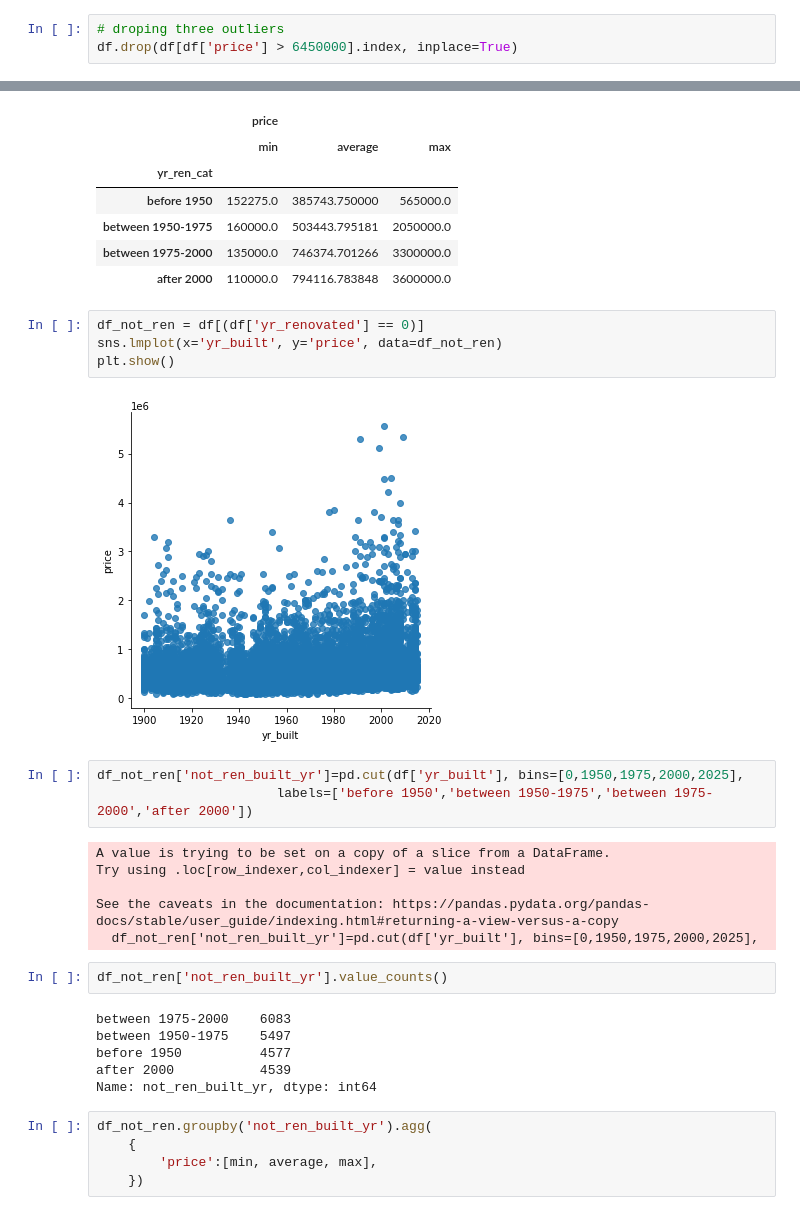
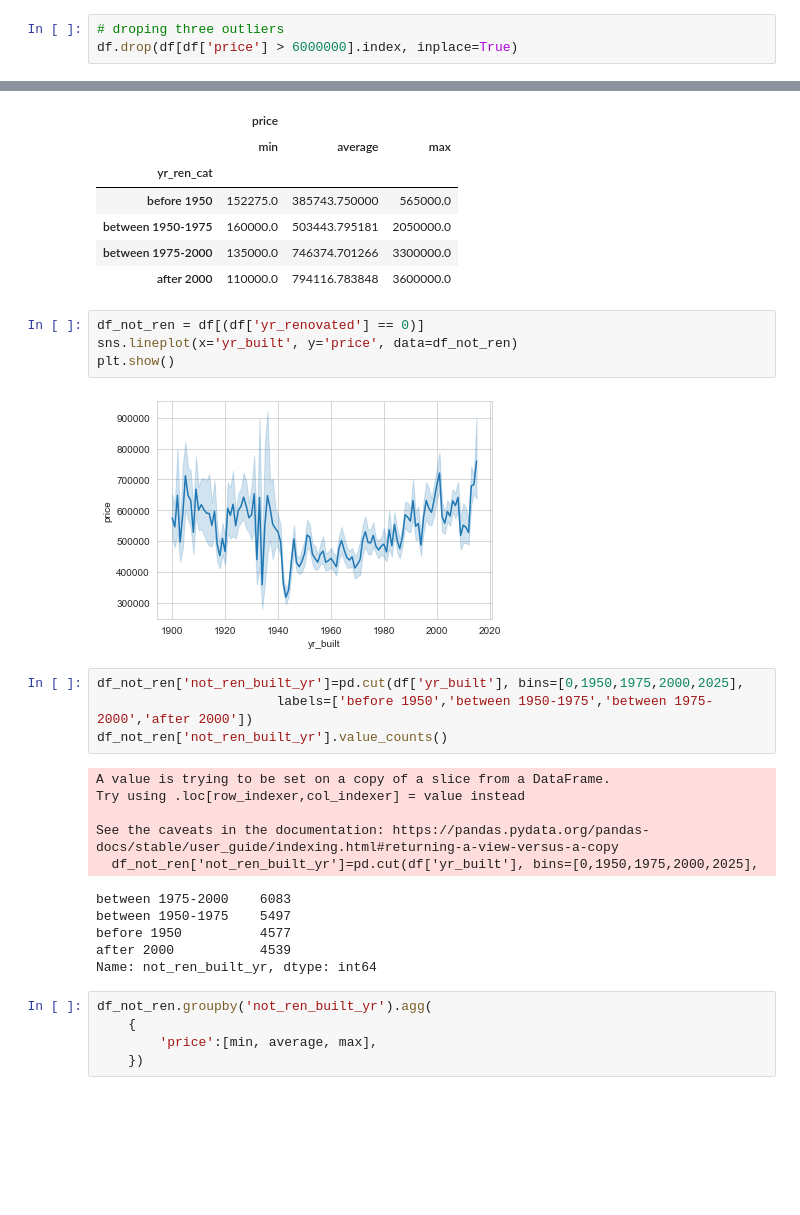
Before and after one commit to AleksanderWernik/House-sales-in-Kings-Country-WA, a Jupyter notebook: Housesales.ipynb, the cells around one changed output, grey strips where cells are left out. Saved outputs shown, nothing was run; the diff lists cells and outputs as text; blank space fills up the shorter version.

```diff
--- a/Housesales.ipynb
+++ b/Housesales.ipynb
@@ -82,6 +83,6 @@ df[df['price']>6450000] #list of rows with prices >75percentile
 | 9254 | 20140919T000000 | 6885000.0 | 6 | 7.75 | 9890 | 31374 | 2.0 | 0 | 4 | 3 | ... |
 # %%
 # droping three outliers
-df.drop(df[df['price'] > 6450000].index, inplace=True)
+df.drop(df[df['price'] > 6000000].index, inplace=True)
 # %%
 sns.countplot(x='date', data=df)
@@ -502,27 +406,25 @@ df_ren.groupby('yr_ren_cat').agg(
 | after 2000 | 110000.0 | 794116.783848 | 3600000.0 |
 # %%
 df_not_ren = df[(df['yr_renovated'] == 0)]
-sns.lmplot(x='yr_built', y='price', data=df_not_ren)
+sns.lineplot(x='yr_built', y='price', data=df_not_ren)
 plt.show()
 # %% [output]
-[figure, old version]
+[figure, new version]
 # %%
 df_not_ren['not_ren_built_yr']=pd.cut(df['yr_built'], bins=[0,1950,1975,2000,2025],
                        labels=['before 1950','between 1950-1975','between 1975-2000','after 2000'])
+df_not_ren['not_ren_built_yr'].value_counts()
 # %% [output]
 A value is trying to be set on a copy of a slice from a DataFrame.
 Try using .loc[row_indexer,col_indexer] = value instead
 
 See the caveats in the documentation: https://pandas.pydata.org/pandas-docs/stable/user_guide/indexing.html#returning-a-view-versus-a-copy
   df_not_ren['not_ren_built_yr']=pd.cut(df['yr_built'], bins=[0,1950,1975,2000,2025],
+between 1975-2000    6083
+between 1950-1975    5497
+before 1950          4577
+after 2000           4539
+Name: not_ren_built_yr, dtype: int64
-# %%
-df_not_ren['not_ren_built_yr'].value_counts()
-# %% [output]
-between 1975-2000    6083
-between 1950-1975    5497
-before 1950          4577
-after 2000           4539
-Name: not_ren_built_yr, dtype: int64
 # %%
 df_not_ren.groupby('not_ren_built_yr').agg(
     {
```
Also changed, not shown: parts of 57 cells of this notebook.
